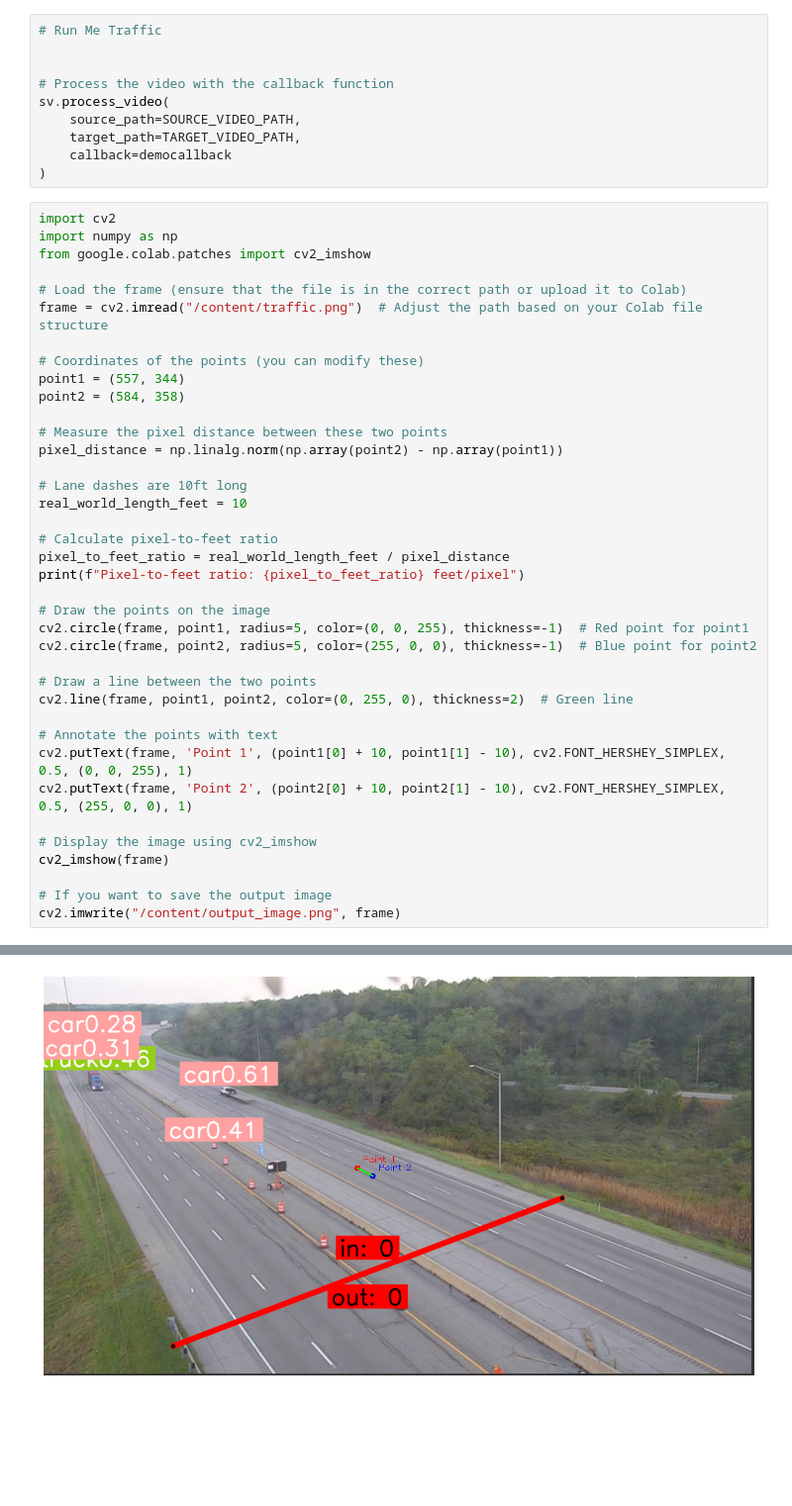
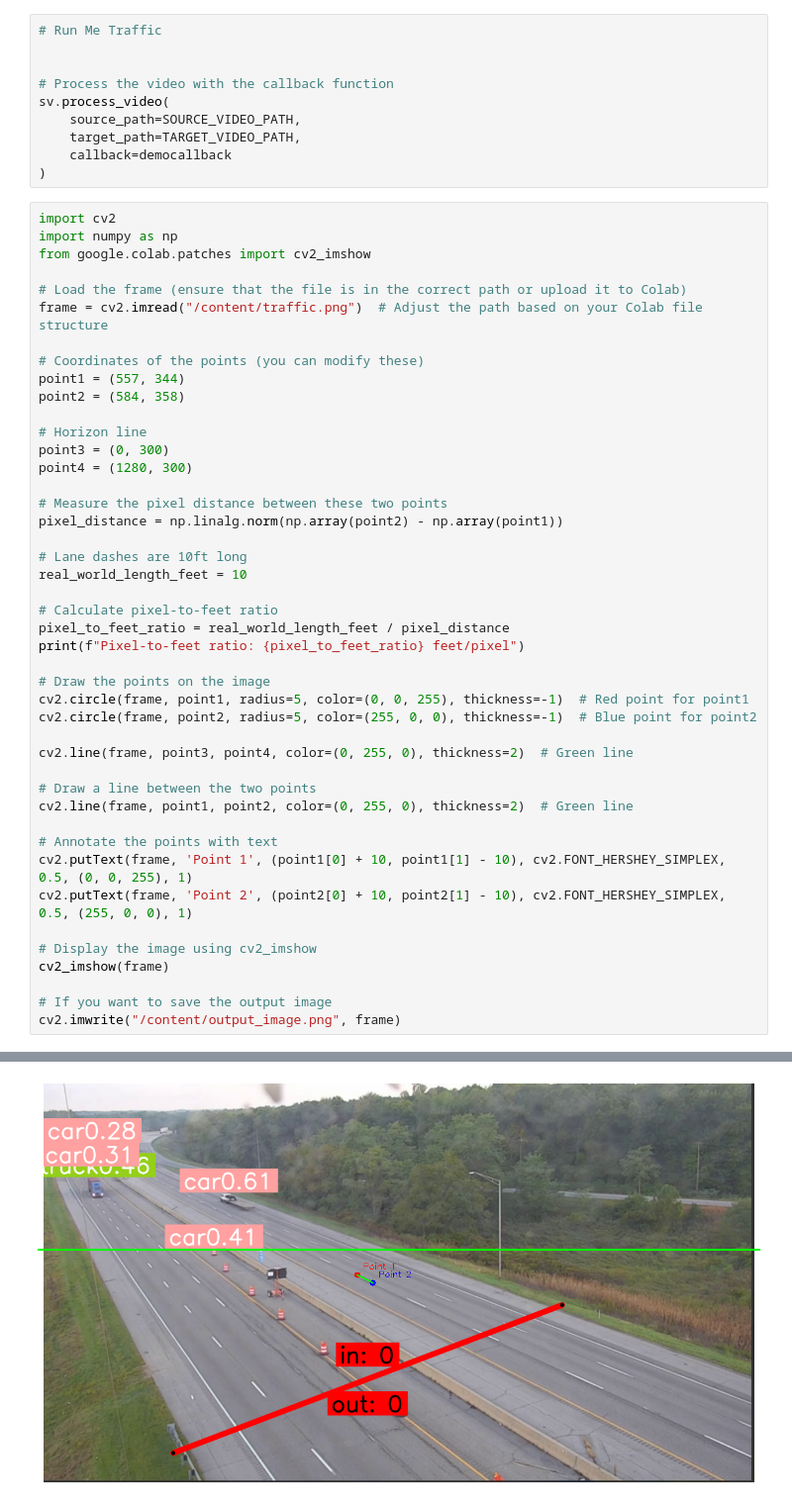
Before and after one commit to mltngpot/machine-vision, a Jupyter notebook: src/machinevision.ipynb, the cells around one changed output, grey strips where cells are left out. Shown at 99% size. Drawn from its saved outputs; the diff is of its cells as text; blank space fills up the shorter version.

```diff
--- a/src/machinevision.ipynb
+++ b/src/machinevision.ipynb
@@ -324,34 +350,40 @@ frame = cv2.imread("/content/traffic.png")  # Adjust the path based on your Cola
 # Coordinates of the points (you can modify these)
 point1 = (557, 344)
 point2 = (584, 358)
+
+# Horizon line
+point3 = (0, 300)
+point4 = (1280, 300)
 
 # Measure the pixel distance between these two points
 pixel_distance = np.linalg.norm(np.array(point2) - np.array(point1))
 
 # Lane dashes are 10ft long
 real_world_length_feet = 10
 
 # Calculate pixel-to-feet ratio
 pixel_to_feet_ratio = real_world_length_feet / pixel_distance
 print(f"Pixel-to-feet ratio: {pixel_to_feet_ratio} feet/pixel")
 
 # Draw the points on the image
 cv2.circle(frame, point1, radius=5, color=(0, 0, 255), thickness=-1)  # Red point for point1
 cv2.circle(frame, point2, radius=5, color=(255, 0, 0), thickness=-1)  # Blue point for point2
 
+cv2.line(frame, point3, point4, color=(0, 255, 0), thickness=2)  # Green line
+
 # Draw a line between the two points
 cv2.line(frame, point1, point2, color=(0, 255, 0), thickness=2)  # Green line
 
 # Annotate the points with text
 cv2.putText(frame, 'Point 1', (point1[0] + 10, point1[1] - 10), cv2.FONT_HERSHEY_SIMPLEX, 0.5, (0, 0, 255), 1)
 cv2.putText(frame, 'Point 2', (point2[0] + 10, point2[1] - 10), cv2.FONT_HERSHEY_SIMPLEX, 0.5, (255, 0, 0), 1)
 
 # Display the image using cv2_imshow
 cv2_imshow(frame)
 
 # If you want to save the output image
 cv2.imwrite("/content/output_image.png", frame)
 # %% [output]
 Pixel-to-feet ratio: 0.3287979746107146 feet/pixel
-[figure, old version]
+[figure, new version]
 True
```
Also changed, not shown: parts of 6 cells of this notebook.
